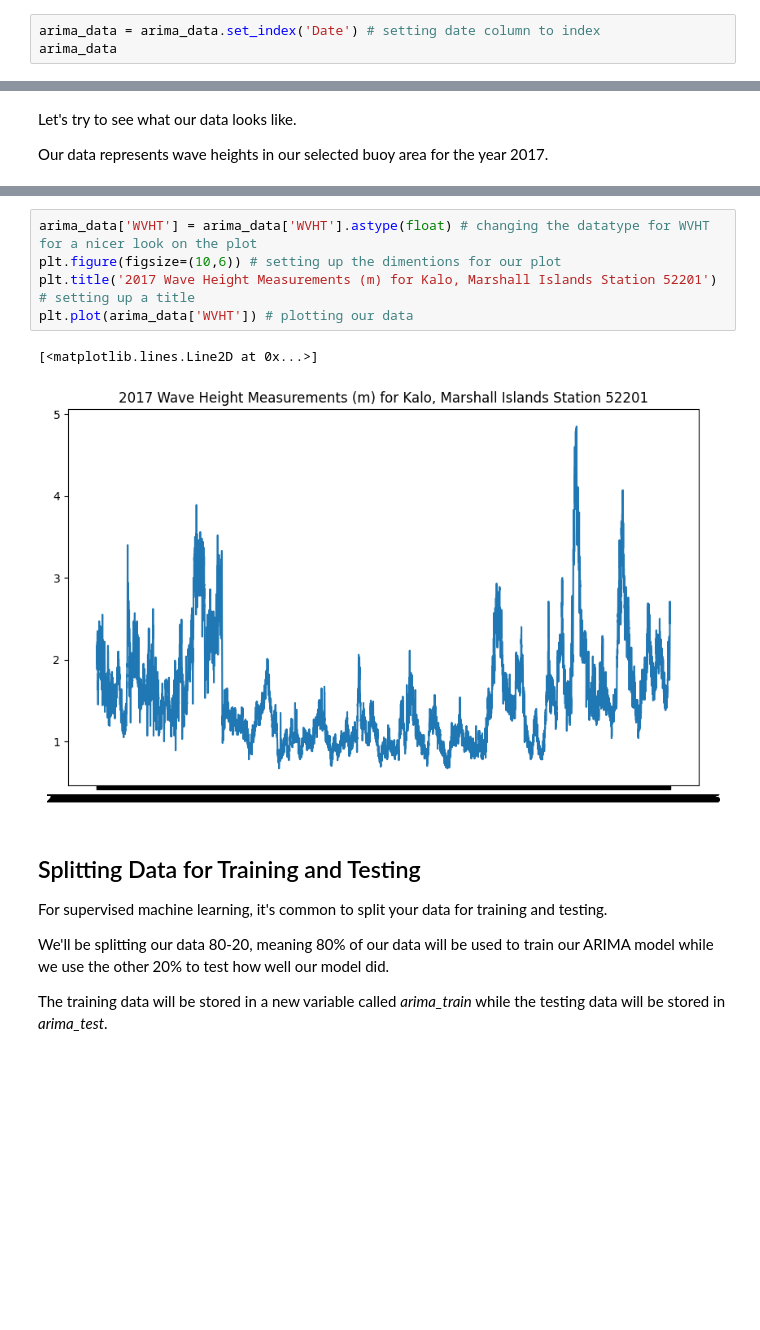
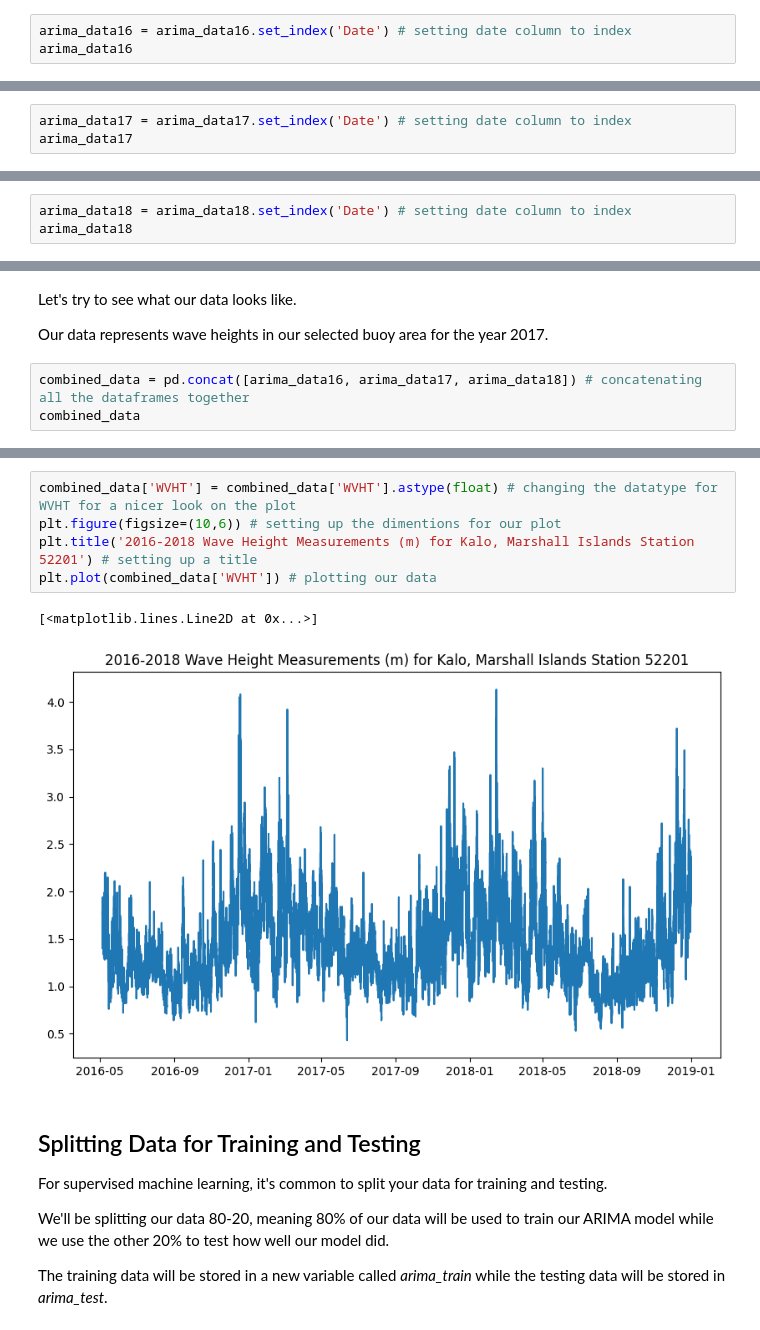
Before and after one commit to jeanpmalolo/SPICE-2024, a Jupyter notebook: waveheight_final.ipynb, the cells around one changed output, grey strips where cells are left out. Drawn from its saved outputs; the diff is of its cells as text; blank space fills up the shorter version.

Commit message:
cleaned 2016-17 data. Stopped at Auto Arima parameters.

```diff
--- a/waveheight_final.ipynb
+++ b/waveheight_final.ipynb
@@ -518,8 +545,8 @@ arima_data.head() # looking at first five rows of arima_data
 # %% [markdown]
 Next, we want to set the date as the index (the row labels).
 # %%
-arima_data = arima_data.set_index('Date') # setting date column to index
-arima_data
+arima_data16 = arima_data16.set_index('Date') # setting date column to index
+arima_data16
 # %% [output]
 |  | WVHT |
 | Date |  |
@@ -537,0 +565,3 @@ arima_data
+# %%
+arima_data17 = arima_data17.set_index('Date') # setting date column to index
+arima_data17
@@ -537,0 +583,3 @@ arima_data
+# %%
+arima_data18 = arima_data18.set_index('Date') # setting date column to index
+arima_data18
@@ -539,3 +620,6 @@ arima_data
 Let's try to see what our data looks like.
 
 Our data represents wave heights in our selected buoy area for the year 2017.
+# %%
+combined_data = pd.concat([arima_data16, arima_data17, arima_data18]) # concatenating all the dataframes together
+combined_data
@@ -542,11 +641,11 @@ Our data represents wave heights in our selected buoy area for the year 2017.
 # %%
-arima_data['WVHT'] = arima_data['WVHT'].astype(float) # changing the datatype for WVHT for a nicer look on the plot
+combined_data['WVHT'] = combined_data['WVHT'].astype(float) # changing the datatype for WVHT for a nicer look on the plot
 plt.figure(figsize=(10,6)) # setting up the dimentions for our plot
-plt.title('2017 Wave Height Measurements (m) for Kalo, Marshall Islands Station 52201') # setting up a title
-plt.plot(arima_data['WVHT']) # plotting our data
+plt.title('2016-2018 Wave Height Measurements (m) for Kalo, Marshall Islands Station 52201') # setting up a title
+plt.plot(combined_data['WVHT']) # plotting our data
 # %% [output]
 [<matplotlib.lines.Line2D at 0x...>]
-[figure, old version]
+[figure, new version]
 # %% [markdown]
 ## Splitting Data for Training and Testing
 
```
Also changed, not shown: parts of 46 cells of this notebook.
